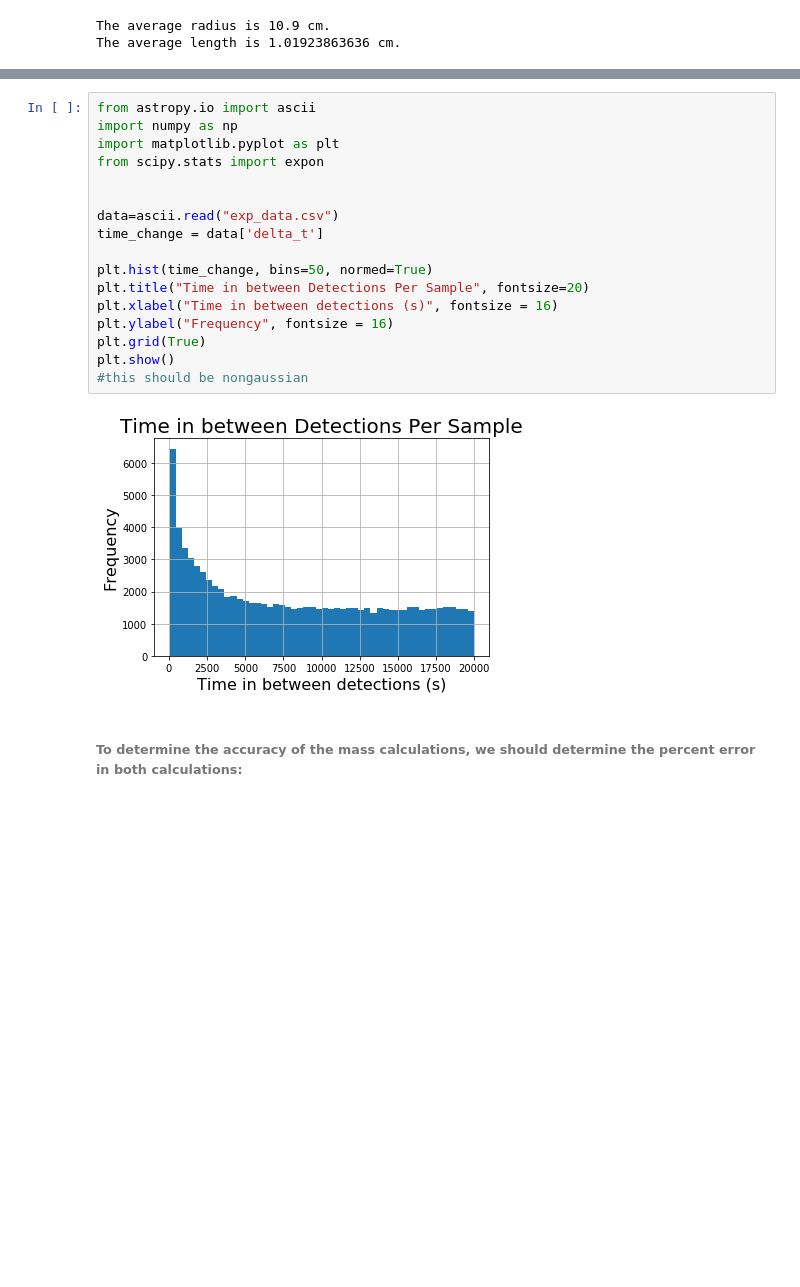
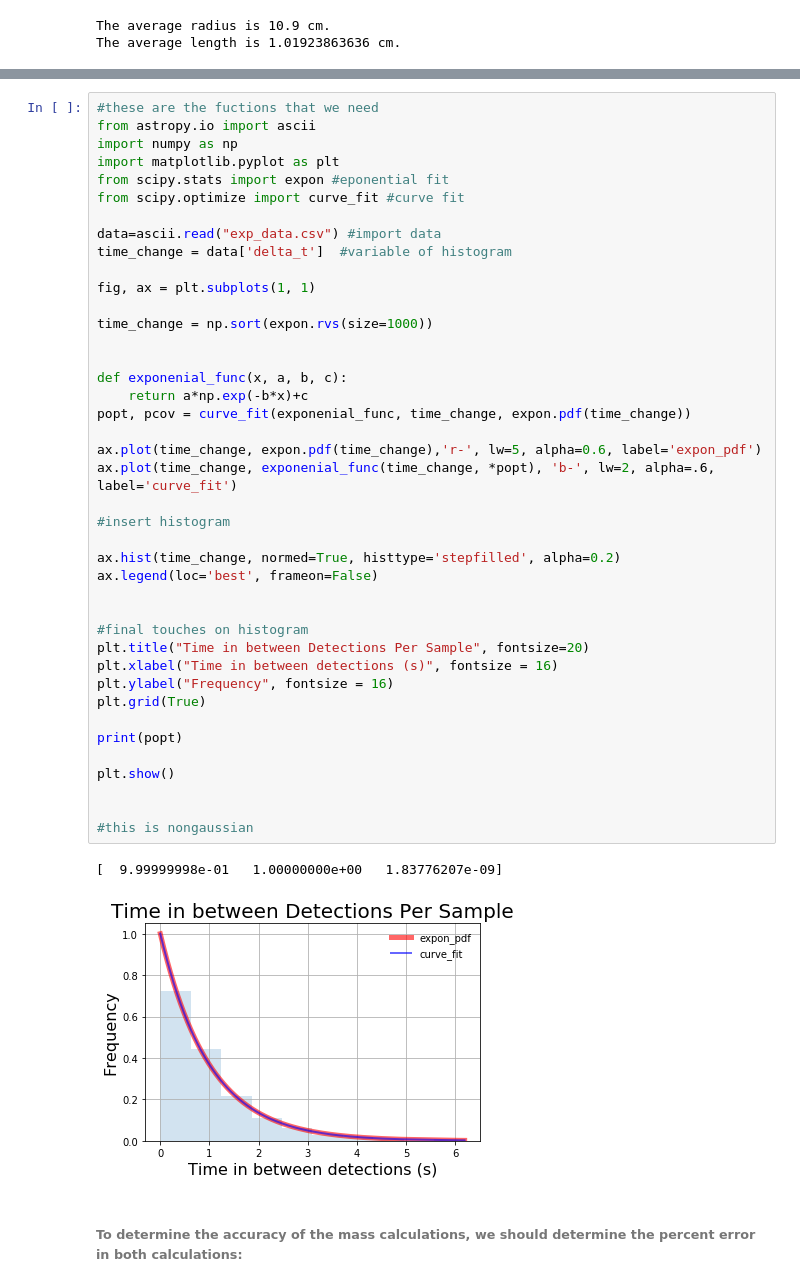
Before and after one commit to jsribaud/PHY363, a Jupyter notebook: lab04/lab04_jc_cm.ipynb, the cells around one changed output, grey strips where cells are left out. Drawn from its saved outputs; the diff is of its cells as text; blank space fills up the shorter version.

```diff
--- a/lab04/lab04_jc_cm.ipynb
+++ b/lab04/lab04_jc_cm.ipynb
@@ -72,24 +85,49 @@ print('The mass of the pion is', m_pion, 'MeV/c^2')
 The mass of the muon is 109.971974522293 MeV/c^2
 The mass of the pion is 146.6260201304343 MeV/c^2
 # %%
+#these are the fuctions that we need
 from astropy.io import ascii
 import numpy as np
 import matplotlib.pyplot as plt
-from scipy.stats import expon
+from scipy.stats import expon #eponential fit
+from scipy.optimize import curve_fit #curve fit
+
+data=ascii.read("exp_data.csv") #import data
+time_change = data['delta_t']  #variable of histogram
+
+fig, ax = plt.subplots(1, 1)
+
+time_change = np.sort(expon.rvs(size=1000))
 
 
-data=ascii.read("exp_data.csv")
-time_change = data['delta_t']
+def exponenial_func(x, a, b, c):
+    return a*np.exp(-b*x)+c
+popt, pcov = curve_fit(exponenial_func, time_change, expon.pdf(time_change))
 
-plt.hist(time_change, bins=50, normed=True)
+ax.plot(time_change, expon.pdf(time_change),'r-', lw=5, alpha=0.6, label='expon_pdf')
+ax.plot(time_change, exponenial_func(time_change, *popt), 'b-', lw=2, alpha=.6, label='curve_fit')
+
+#insert histogram
+
+ax.hist(time_change, normed=True, histtype='stepfilled', alpha=0.2)
+ax.legend(loc='best', frameon=False)
+
+
+#final touches on histogram
 plt.title("Time in between Detections Per Sample", fontsize=20)
 plt.xlabel("Time in between detections (s)", fontsize = 16)
 plt.ylabel("Frequency", fontsize = 16)
 plt.grid(True)
+
+print(popt)
+
 plt.show()
-#this should be nongaussian
+
+
+#this is nongaussian
 # %% [output]
+[  9.99999998e-01   1.00000000e+00   1.83776207e-09]
-[figure, old version]
+[figure, new version]
 # %% [markdown]
 ###### To determine the accuracy of the mass calculations, we should determine the percent error in both calculations:
 # %% [markdown]
```
Also changed, not shown: parts of 10 cells of this notebook.
